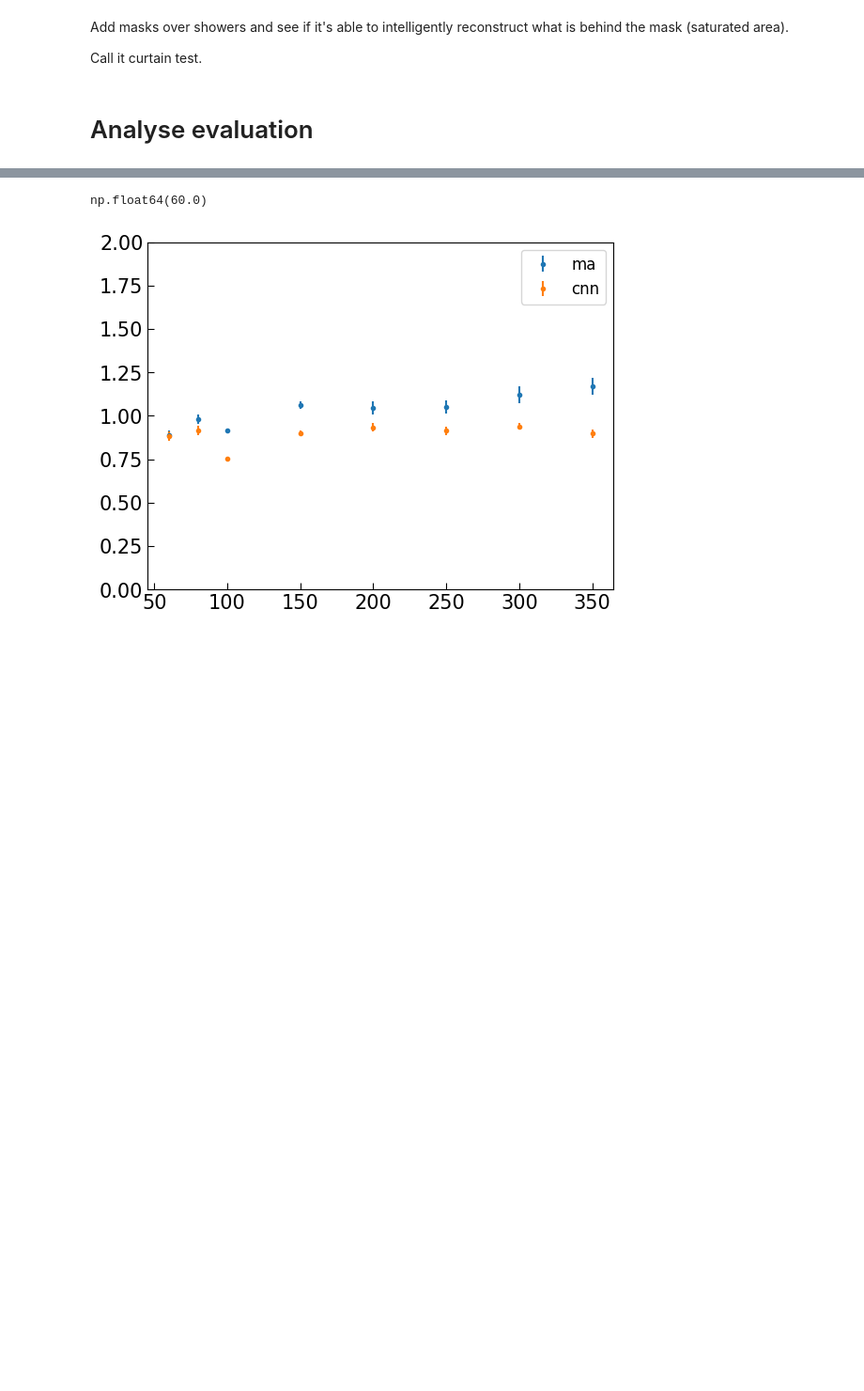
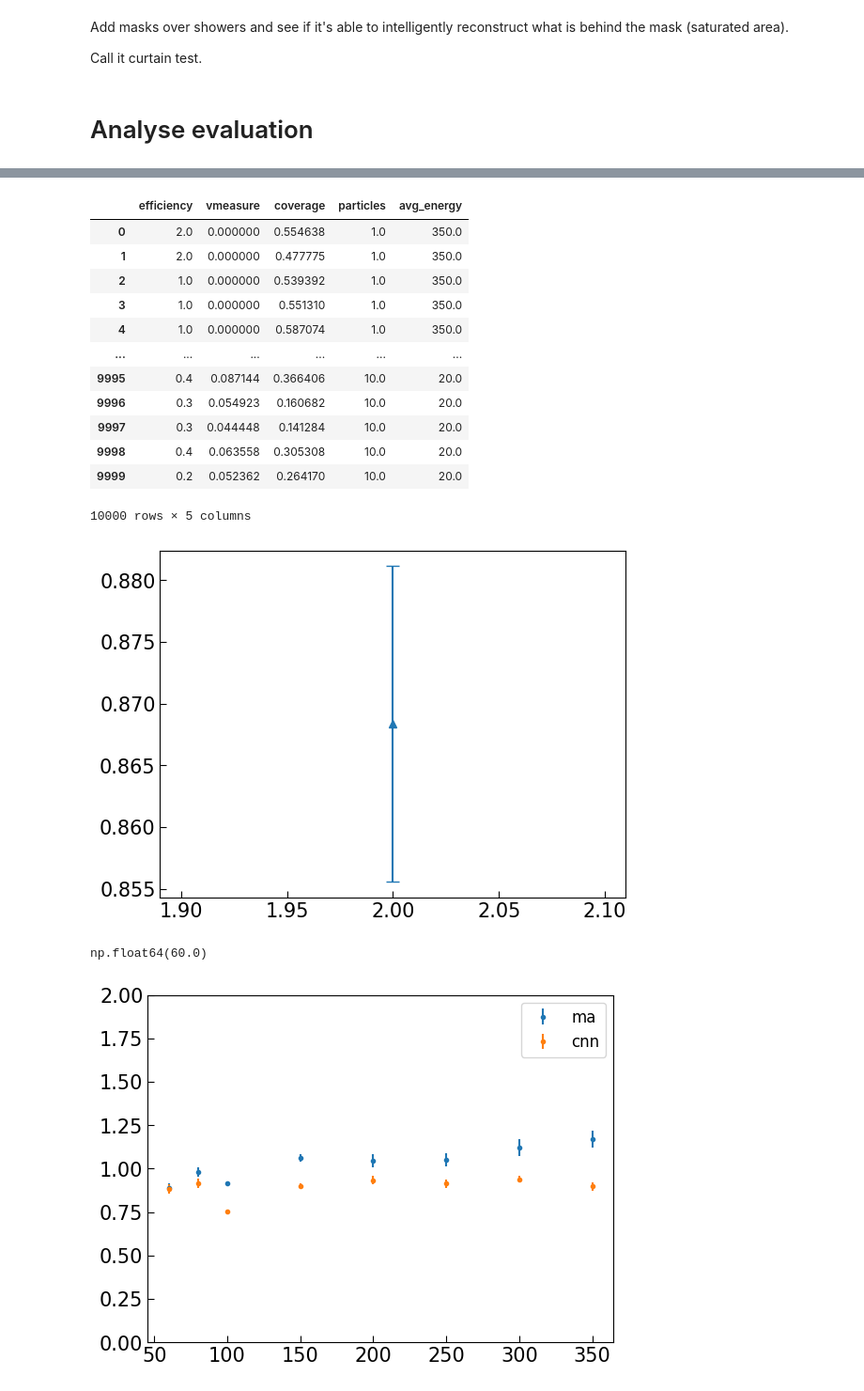
Before and after one commit to Bjartensen/python_focalh_clustering, a Jupyter notebook: notebooks/study.ipynb, the cells around one changed output, grey strips where cells are left out. Shown: that part at 94% size. Cells and saved outputs as stored; diff of their text form; code cells hidden in the pictures; blank space fills up the shorter version.

```diff
--- a/notebooks/study.ipynb
+++ b/notebooks/study.ipynb
@@ -678,3 +690,27 @@ fig.savefig("eval_eff_particles.png", bbox_inches="tight")
+# %%
+ma_two = df_ma["particles"] == 2
+cnn_two = df_cnn["particles"] == 2
+hdbscan_two = df_hdbscan["particles"] == 2
+
+fig,ax = plt.subplots()
+plot_performance_particle_num(df_ma[ma_two], "particles", "efficiency", marker_shape="^", linestyle="dashed", ax=ax)
+
+df_ma
+# %% [output]
+|  | efficiency | vmeasure | coverage | particles | avg_energy |
+| 0 | 2.0 | 0.000000 | 0.554638 | 1.0 | 350.0 |
+| 1 | 2.0 | 0.000000 | 0.477775 | 1.0 | 350.0 |
+| 2 | 1.0 | 0.000000 | 0.539392 | 1.0 | 350.0 |
+| 3 | 1.0 | 0.000000 | 0.551310 | 1.0 | 350.0 |
+| 4 | 1.0 | 0.000000 | 0.587074 | 1.0 | 350.0 |
+| ... | ... | ... | ... | ... | ... |
+| 9995 | 0.4 | 0.087144 | 0.366406 | 10.0 | 20.0 |
+| 9996 | 0.3 | 0.054923 | 0.160682 | 10.0 | 20.0 |
+| 9997 | 0.3 | 0.044448 | 0.141284 | 10.0 | 20.0 |
+| 9998 | 0.4 | 0.063558 | 0.305308 | 10.0 | 20.0 |
+| 9999 | 0.2 | 0.052362 | 0.264170 | 10.0 | 20.0 |
+10000 rows × 5 columns
+[figure, added]
 # %%
 df_ma["avg_energy"].min()
 # %% [output]
```
Also changed, not shown: parts of 10 cells of this notebook, 11 other files.
